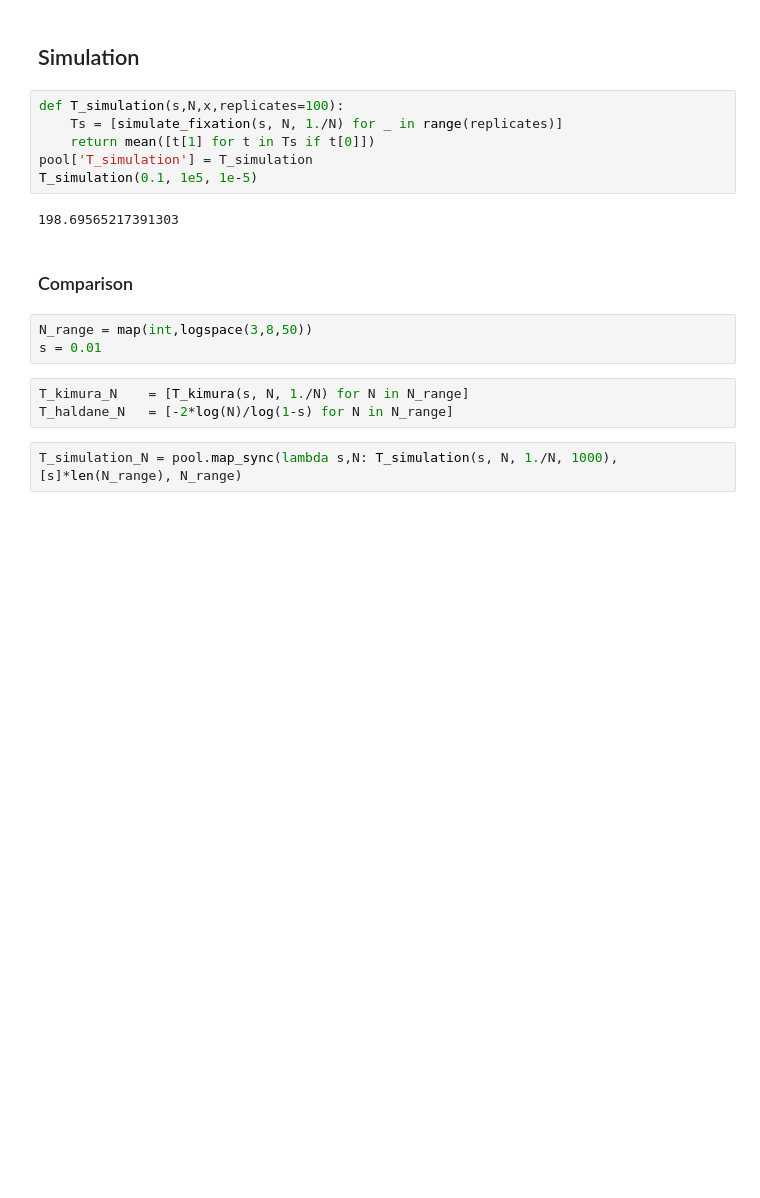
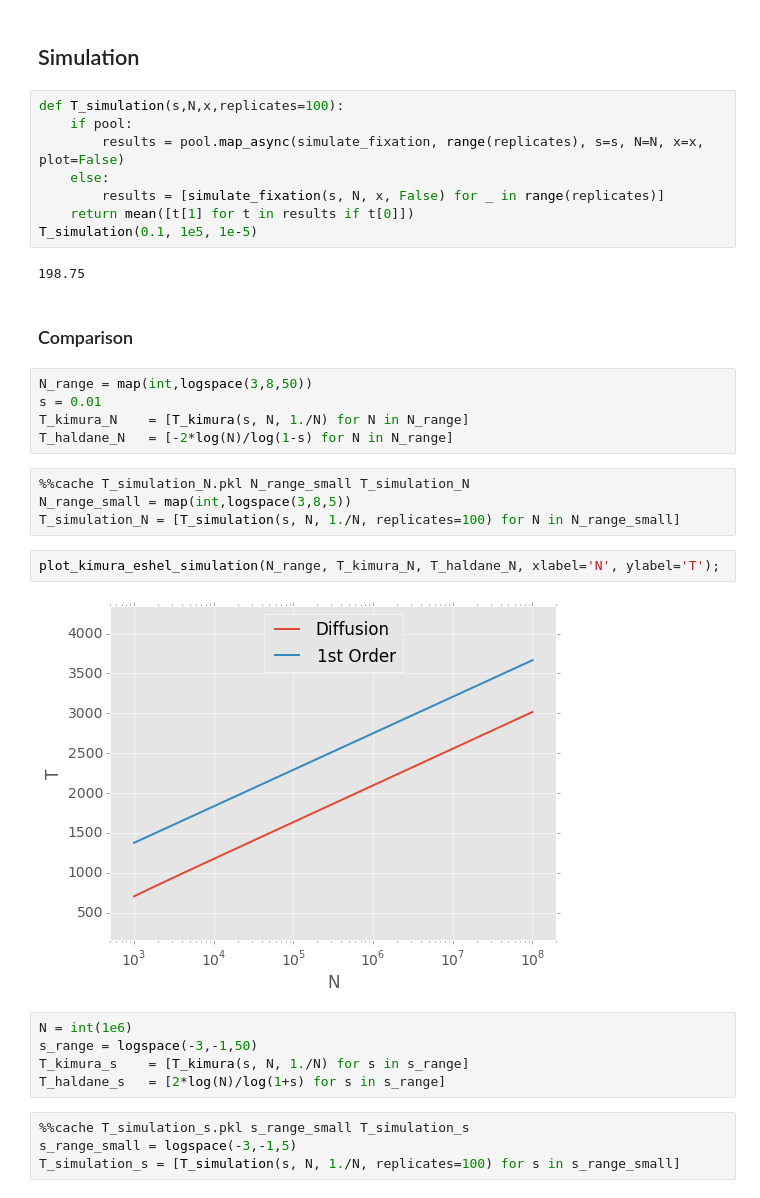
Before and after one commit to yoavram/ipython-notebooks, a Jupyter notebook: Fixation of a beneficial allele.ipynb, the cells around one changed output. Saved outputs shown, nothing was run; the diff lists cells and outputs as text; blank space fills up the shorter version.

```diff
--- a/Fixation of a beneficial allele.ipynb
+++ b/Fixation of a beneficial allele.ipynb
@@ -222,20 +200,36 @@ $$
 ## Simulation
 # %%
 def T_simulation(s,N,x,replicates=100):
-    Ts = [simulate_fixation(s, N, 1./N) for _ in range(replicates)]
-    return mean([t[1] for t in Ts if t[0]])
-pool['T_simulation'] = T_simulation
+    if pool:
+        results = pool.map_async(simulate_fixation, range(replicates), s=s, N=N, x=x, plot=False)
+    else:
+        results = [simulate_fixation(s, N, x, False) for _ in range(replicates)]
+    return mean([t[1] for t in results if t[0]])
 T_simulation(0.1, 1e5, 1e-5)
 # %% [output]
-198.69565217391303
+198.75
 # %% [markdown]
 ### Comparison
 # %%
 N_range = map(int,logspace(3,8,50))
 s = 0.01
+T_kimura_N    = [T_kimura(s, N, 1./N) for N in N_range]
+T_haldane_N   = [-2*log(N)/log(1-s) for N in N_range]
+# %%
+%%cache T_simulation_N.pkl N_range_small T_simulation_N
+N_range_small = map(int,logspace(3,8,5))
+T_simulation_N = [T_simulation(s, N, 1./N, replicates=100) for N in N_range_small]
+# %%
+plot_kimura_eshel_simulation(N_range, T_kimura_N, T_haldane_N, xlabel='N', ylabel='T');
+# %% [output]
+[figure, added]
 # %%
-T_kimura_N    = [T_kimura(s, N, 1./N) for N in N_range]
-T_haldane_N   = [-2*log(N)/log(1-s) for N in N_range]
+N = int(1e6)
+s_range = logspace(-3,-1,50)
+T_kimura_s    = [T_kimura(s, N, 1./N) for s in s_range]
+T_haldane_s   = [2*log(N)/log(1+s) for s in s_range]
-# %%
-T_simulation_N = pool.map_sync(lambda s,N: T_simulation(s, N, 1./N, 1000), [s]*len(N_range), N_range)
+# %%
+%%cache T_simulation_s.pkl s_range_small T_simulation_s
+s_range_small = logspace(-3,-1,5)
+T_simulation_s = [T_simulation(s, N, 1./N, replicates=100) for s in s_range_small]
 # %%
```
Also changed, not shown: parts of 28 cells of this notebook.
